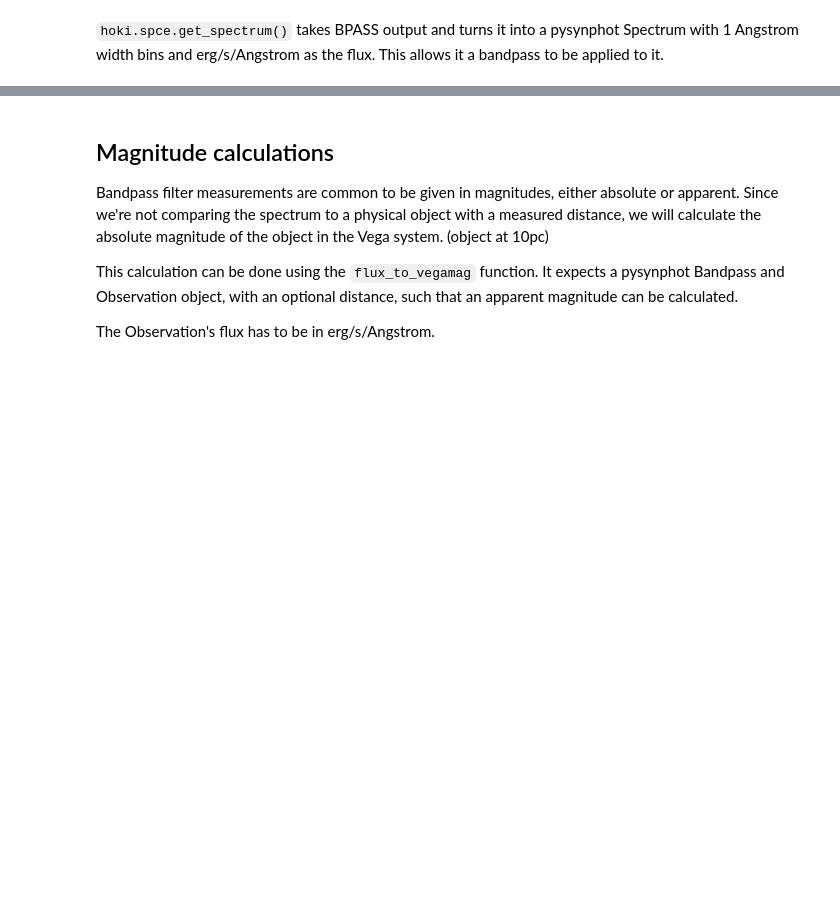
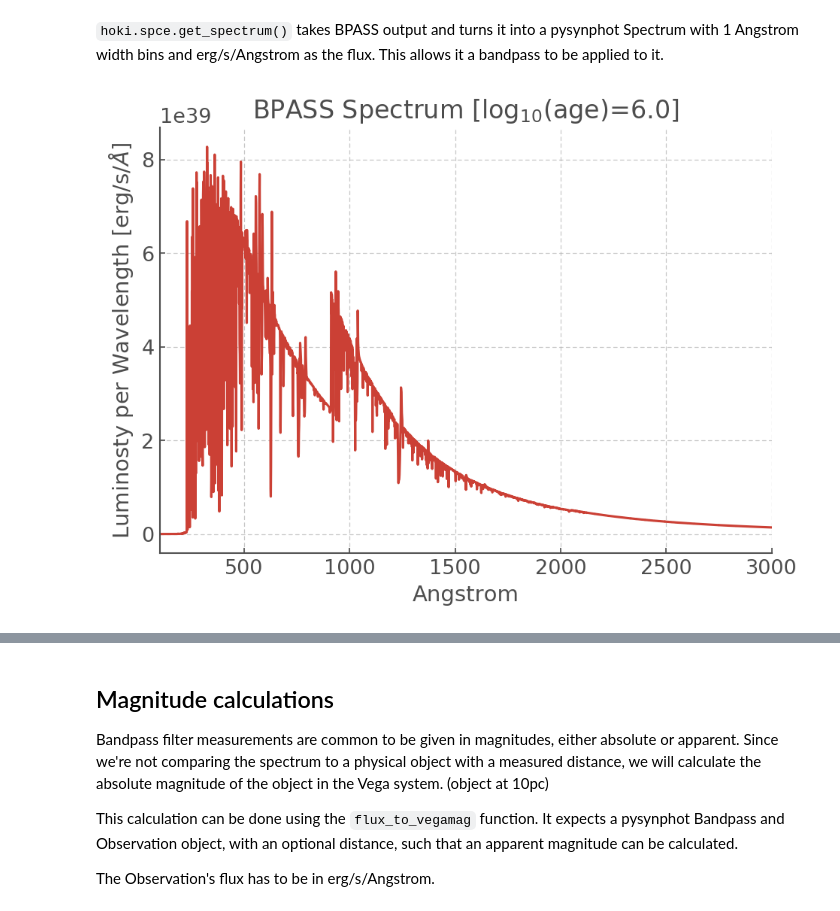
Before and after one commit to HeloiseS/hoki_tutorials, a Jupyter notebook: Spectra.ipynb, the cells around one changed output, grey strips where cells are left out. Drawn from its saved outputs; the diff is of its cells as text; code cells hidden in the pictures; blank space fills up the shorter version.

```diff
--- a/Spectra.ipynb
+++ b/Spectra.ipynb
@@ -372,10 +374,12 @@ sp = hoki.spec.get_spectrum(ss_z002.WL.values, ss_z002["6.0"].values)
 # %%
 plt.plot(sp.wave, sp.flux)
 plt.xlabel("Angstrom")
 plt.ylabel("Luminosty per Wavelength [erg/s/$\AA$]")
-plt.title("BPASS Spectrum [log_{10}(age)=6.0]")
+plt.title("BPASS Spectrum [log$_{10}$(age)=6.0]")
 plt.xlim(100,3000)
 plt.show()
+# %% [output]
+[figure, added]
 # %%
 # combine the spectra and the bandpass
 obs = hoki.spec.apply_bandpass(sp, bp)
```
Also changed, not shown: parts of 7 cells of this notebook.
